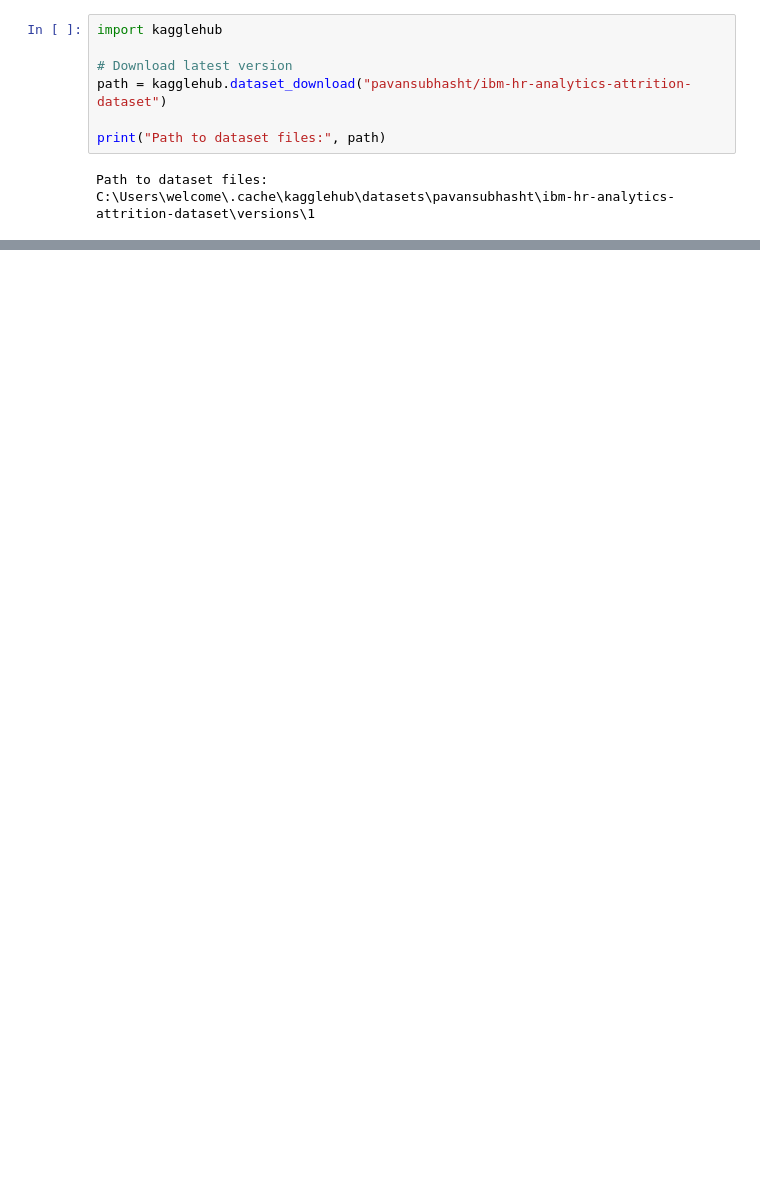
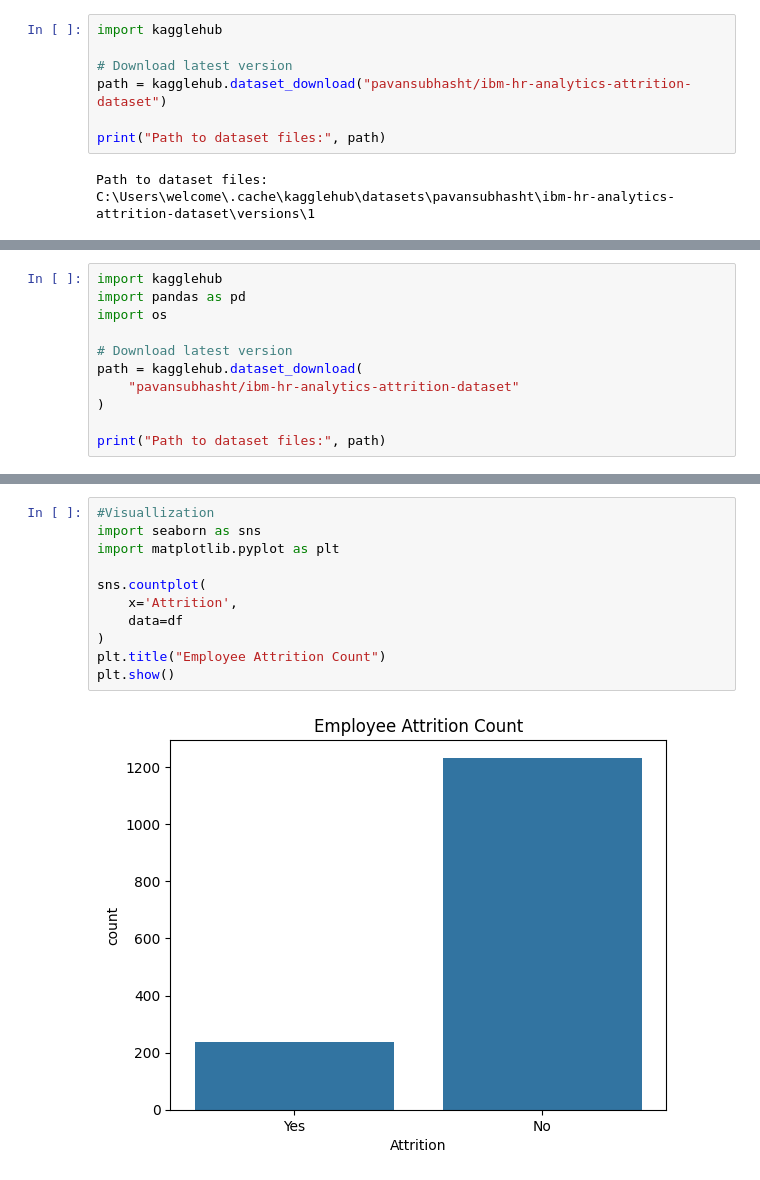
Before and after one commit to Keerthiadunuri/DeepLearning, a Jupyter notebook: Assignment_1/task_1.ipynb, the cells around one changed output, grey strips where cells are left out. Drawn from its saved outputs; the diff is of its cells as text; blank space fills up the shorter version.

```diff
--- a/Assignment_1/task_1.ipynb
+++ b/Assignment_1/task_1.ipynb
@@ -392,0 +111,11 @@ pickle.dump(model2, open('random_forest.pkl', 'wb'))
+# %%
+import kagglehub
+import pandas as pd
+import os
+
+# Download latest version
+path = kagglehub.dataset_download(
+    "pavansubhasht/ibm-hr-analytics-attrition-dataset"
+)
+
+print("Path to dataset files:", path)
@@ -392,0 +215,13 @@ pickle.dump(model2, open('random_forest.pkl', 'wb'))
+# %%
+#Visuallization
+import seaborn as sns
+import matplotlib.pyplot as plt
+
+sns.countplot(
+    x='Attrition',
+    data=df
+)
+plt.title("Employee Attrition Count")
+plt.show()
+# %% [output]
+[figure, added]
```
Also changed, not shown: parts of 78 cells of this notebook, 2 other files.
